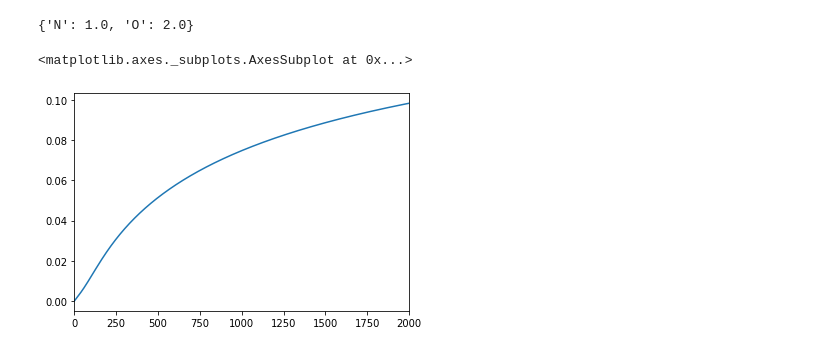
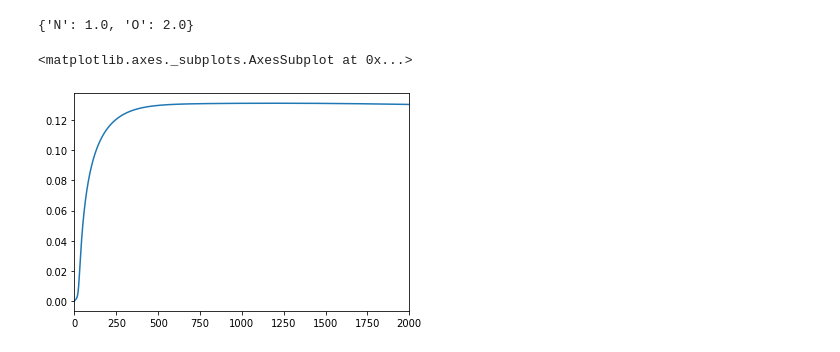
Before and after one commit to ChrisBNEU/HAN, a Jupyter notebook: CanteraModels/rocketman.ipynb, the cells around one changed output. Drawn from its saved outputs; the diff is of its cells as text; code cells hidden in the pictures.

```diff
--- a/CanteraModels/rocketman.ipynb
+++ b/CanteraModels/rocketman.ipynb
@@ -590,9 +586,9 @@ gas.species('NO2(92)').composition
 # %% [output]
 {'N': 1.0, 'O': 2.0}
 # %%
-data['NO2(92)'].plot()
+data['NO2(9)'].plot()
 # %% [output]
 <matplotlib.axes._subplots.AxesSubplot at 0x...>
-[figure, old version]
+[figure, new version]
 # %%
 (data[specs].max()>0.01)
```
Also changed, not shown: parts of 35 cells of this notebook, 4 other files.
